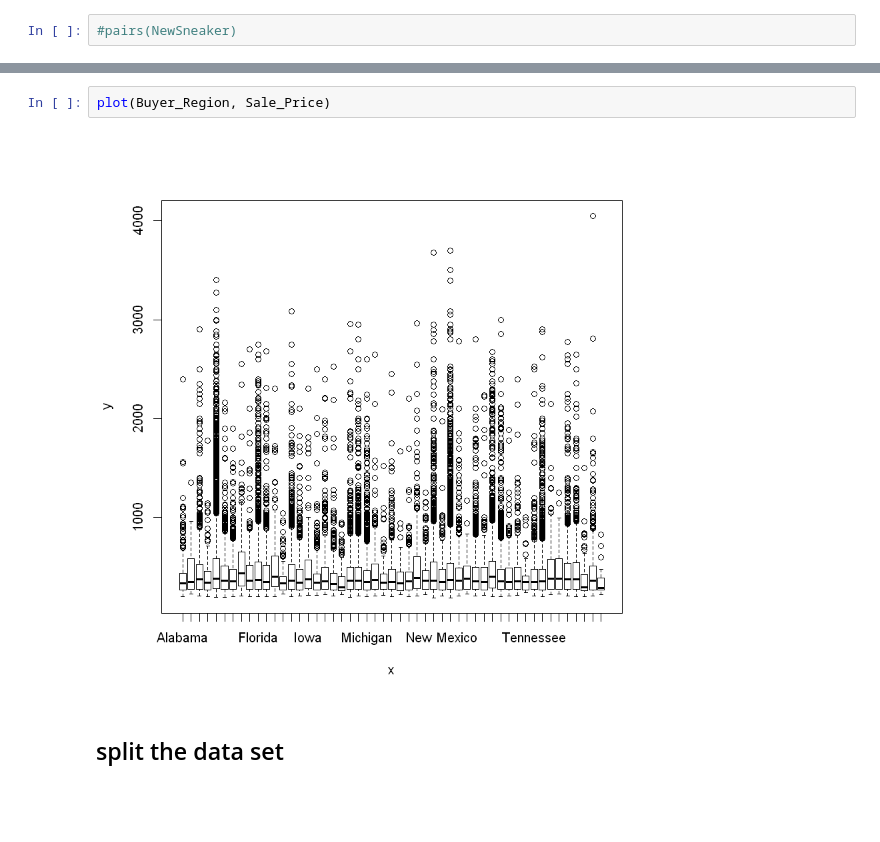
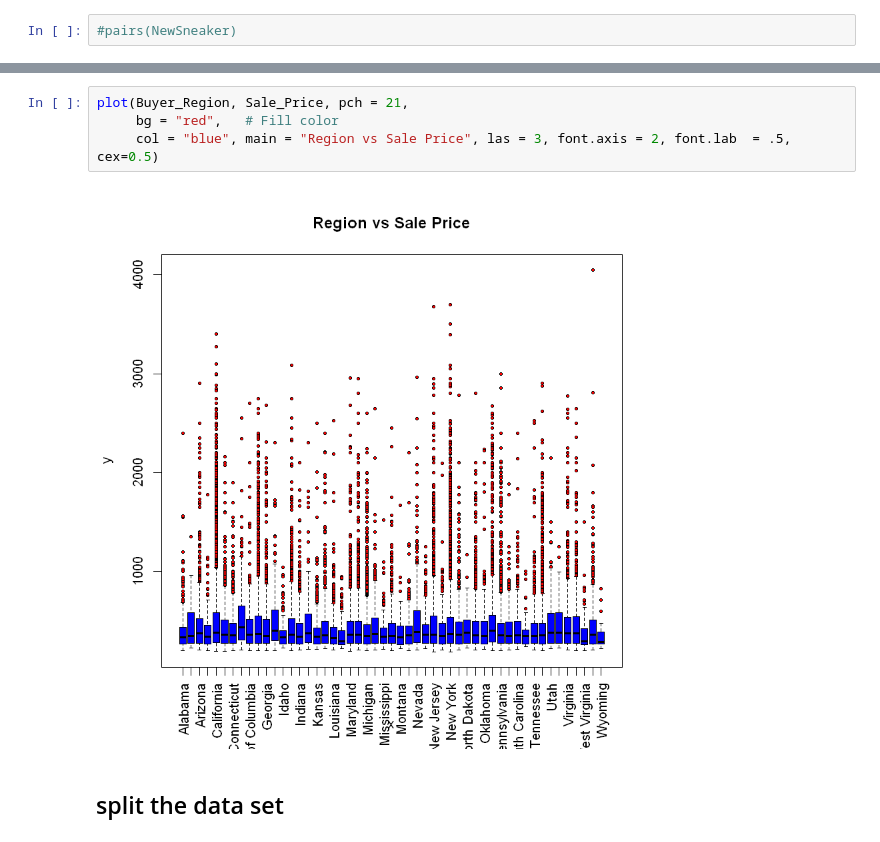
Before and after one commit to rabulhasan/CIS3920-Projects, a Jupyter notebook: Sneaker modified 04182022 v06.ipynb, the cells around one changed output, grey strips where cells are left out. Saved outputs shown, nothing was run; the diff lists cells and outputs as text; blank space fills up the shorter version.

```diff
--- a/Sneaker modified 04182022 v06.ipynb
+++ b/Sneaker modified 04182022 v06.ipynb
@@ -81,7 +84,9 @@ plot(Sneaker_Name, Sale_Price)
 # %%
-plot(Buyer_Region, Sale_Price)
+plot(Buyer_Region, Sale_Price, pch = 21,
+     bg = "red",   # Fill color
+     col = "blue", main = "Region vs Sale Price", las = 3, font.axis = 2, font.lab  = .5, cex=0.5)
 # %% [output]
-[figure, old version]
+[figure, new version]
 # %% [markdown]
 ## split the data set
 # %%
```
Also changed, not shown: parts of 1 cell of this notebook.
